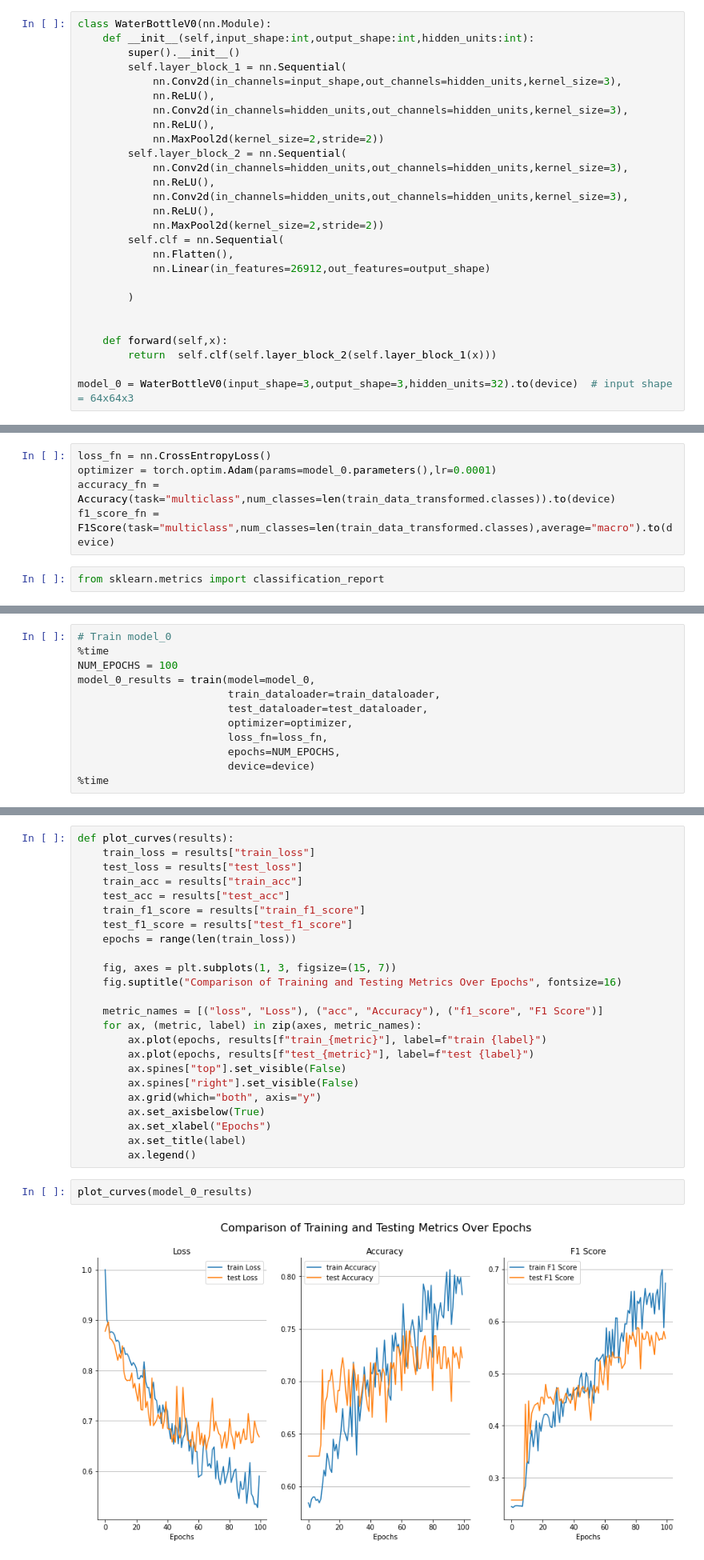
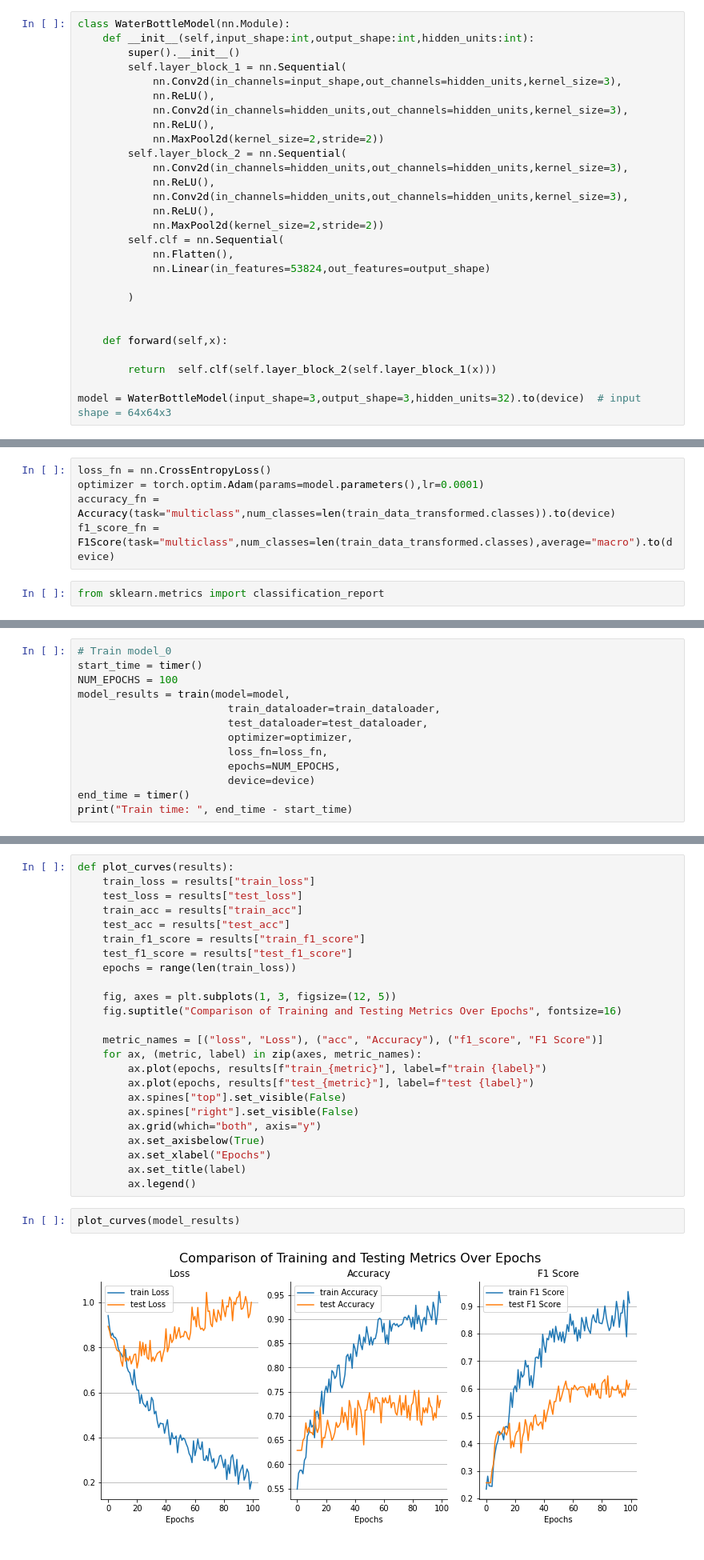
Before and after one commit to emirhansilsupur/water-bottle-image-classification, a Jupyter notebook: water_bottle_clf.ipynb, the cells around one changed output, grey strips where cells are left out. Shown at 80% size. Saved outputs shown, nothing was run; the diff lists cells and outputs as text.

```diff
--- a/water_bottle_clf.ipynb
+++ b/water_bottle_clf.ipynb
@@ -250,7 +228,7 @@ from torch import nn
 # %%
 from torchinfo import summary
 # %%
-class WaterBottleV0(nn.Module):
+class WaterBottleModel(nn.Module):
     def __init__(self,input_shape:int,output_shape:int,hidden_units:int):
         super().__init__()
         self.layer_block_1 = nn.Sequential(
@@ -267,13 +245,14 @@ class WaterBottleV0(nn.Module):
             nn.MaxPool2d(kernel_size=2,stride=2))
         self.clf = nn.Sequential(
             nn.Flatten(),
-            nn.Linear(in_features=26912,out_features=output_shape)
+            nn.Linear(in_features=53824,out_features=output_shape)
 
         )
 
 
     def forward(self,x):
+
         return  self.clf(self.layer_block_2(self.layer_block_1(x)))
 
-model_0 = WaterBottleV0(input_shape=3,output_shape=3,hidden_units=32).to(device)  # input shape = 64x64x3
+model = WaterBottleModel(input_shape=3,output_shape=3,hidden_units=32).to(device)  # input shape = 64x64x3
 # %%
@@ -309,7 +288,7 @@ class_weights
 tensor([0.5688, 1.0208, 3.8111], device='cuda:0')
 # %%
 loss_fn = nn.CrossEntropyLoss()
-optimizer = torch.optim.Adam(params=model_0.parameters(),lr=0.0001)
+optimizer = torch.optim.Adam(params=model.parameters(),lr=0.0001)
 accuracy_fn = Accuracy(task="multiclass",num_classes=len(train_data_transformed.classes)).to(device)
 f1_score_fn = F1Score(task="multiclass",num_classes=len(train_data_transformed.classes),average="macro").to(device)
 # %%
@@ -398,14 +377,15 @@ def train(model,train_dataloader,test_dataloader,loss_fn,optimizer,epochs,device
     return results
 # %%
 # Train model_0
-%time
+start_time = timer()
 NUM_EPOCHS = 100
-model_0_results = train(model=model_0,
+model_results = train(model=model,
                         train_dataloader=train_dataloader,
                         test_dataloader=test_dataloader,
                         optimizer=optimizer,
                         loss_fn=loss_fn,
                         epochs=NUM_EPOCHS,
                         device=device)
-%time
+end_time = timer()
+print("Train time: ", end_time - start_time)
 # %% [output]
@@ -453,7 +430,7 @@ def plot_curves(results):
     test_f1_score = results["test_f1_score"]
     epochs = range(len(train_loss))
 
-    fig, axes = plt.subplots(1, 3, figsize=(15, 7))
+    fig, axes = plt.subplots(1, 3, figsize=(12, 5))
     fig.suptitle("Comparison of Training and Testing Metrics Over Epochs", fontsize=16)
 
     metric_names = [("loss", "Loss"), ("acc", "Accuracy"), ("f1_score", "F1 Score")]
@@ -468,9 +445,9 @@ def plot_curves(results):
         ax.set_title(label)
         ax.legend()
 # %%
-plot_curves(model_0_results)
+plot_curves(model_results)
 # %% [output]
-[figure, old version]
+[figure, new version]
 # %%
 from tqdm.auto import tqdm
 
```
Also changed, not shown: parts of 15 cells of this notebook.
